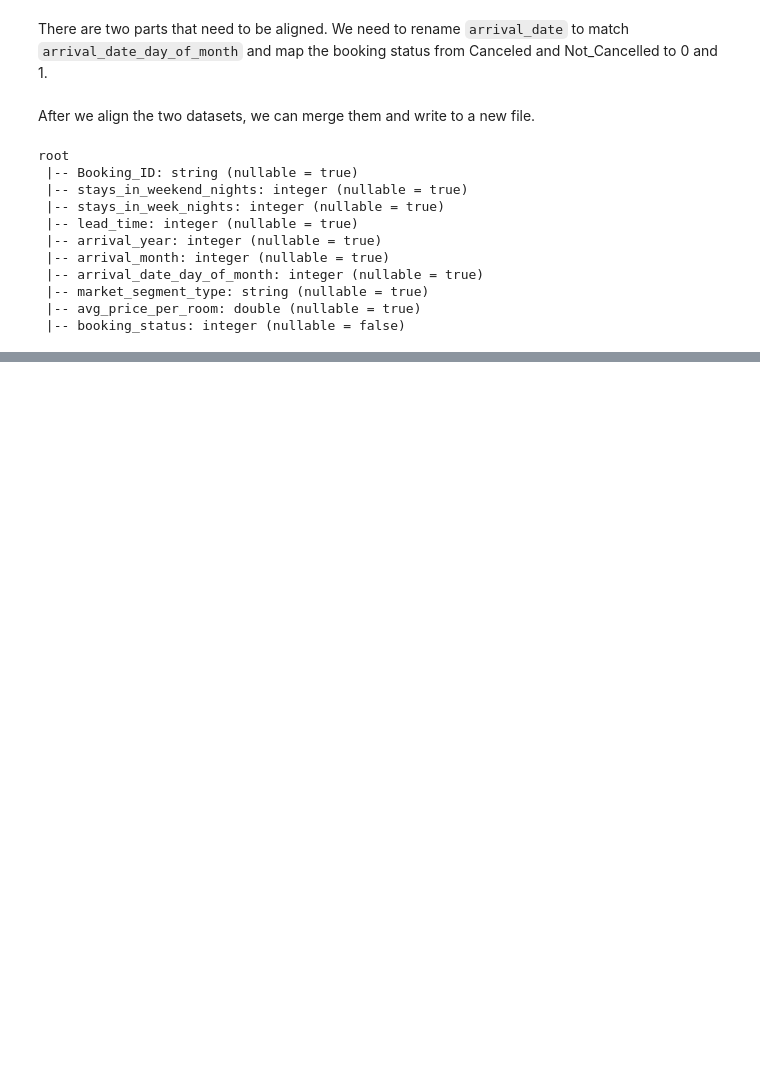
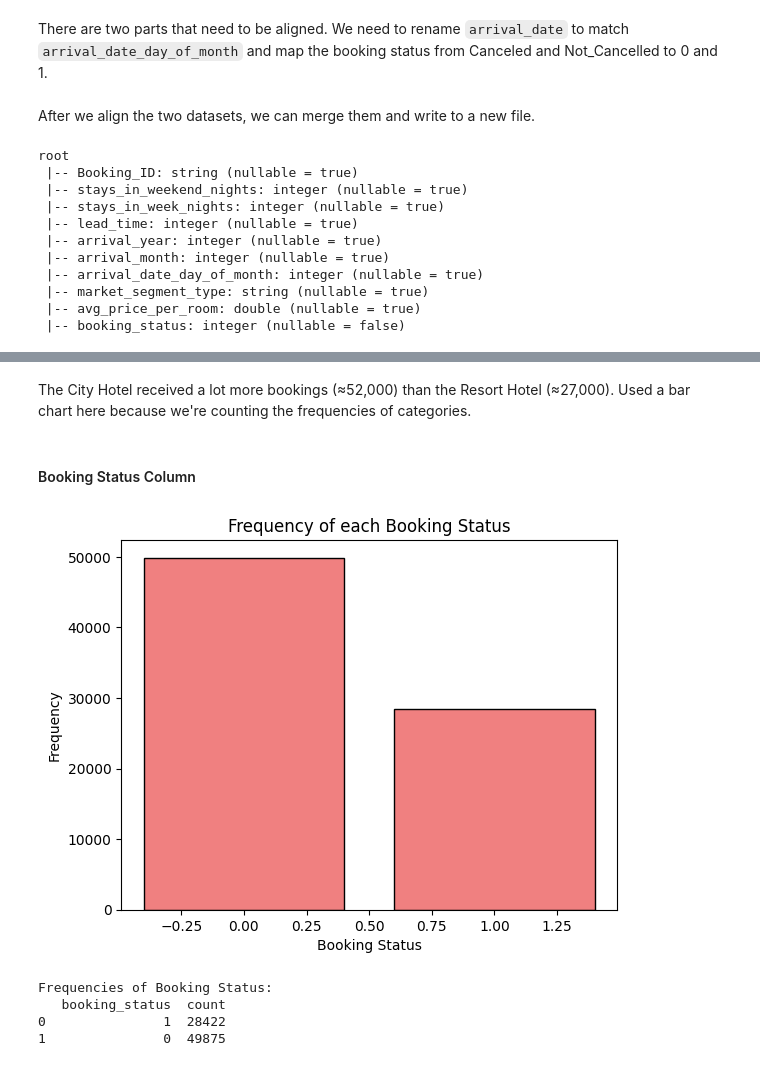
Before and after one commit to achen409/cs236-project, a Jupyter notebook: data_cleaning.ipynb, the cells around one changed output, grey strips where cells are left out. Cells and saved outputs as stored; diff of their text form; code cells hidden in the pictures; blank space fills up the shorter version.

```diff
--- a/data_cleaning.ipynb
+++ b/data_cleaning.ipynb
@@ -93,0 +157,28 @@ root
+# %% [markdown]
+The City Hotel received a lot more bookings (≈52,000) than the Resort Hotel (≈27,000). Used a bar chart here because we're counting the frequencies of categories.
+# %% [markdown]
+#### Booking Status Column
+# %%
+# frequency for booking status column
+booking_status_counts = (
+    hotel_booking
+    .groupBy("booking_status")
+    .agg(F.count("*").alias("count"))
+).toPandas()
+
+# bar chart
+plt.bar(booking_status_counts["booking_status"], booking_status_counts["count"], color="lightcoral", edgecolor="black")
+plt.xlabel("Booking Status")
+plt.ylabel("Frequency")
+plt.title("Frequency of each Booking Status")
+plt.show()
+
+# frequency table
+print("Frequencies of Booking Status:")
+print(booking_status_counts)
+# %% [output]
+[figure, added]
+Frequencies of Booking Status:
+   booking_status  count
+0               1  28422
+1               0  49875
```
Also changed, not shown: parts of 43 cells of this notebook.
